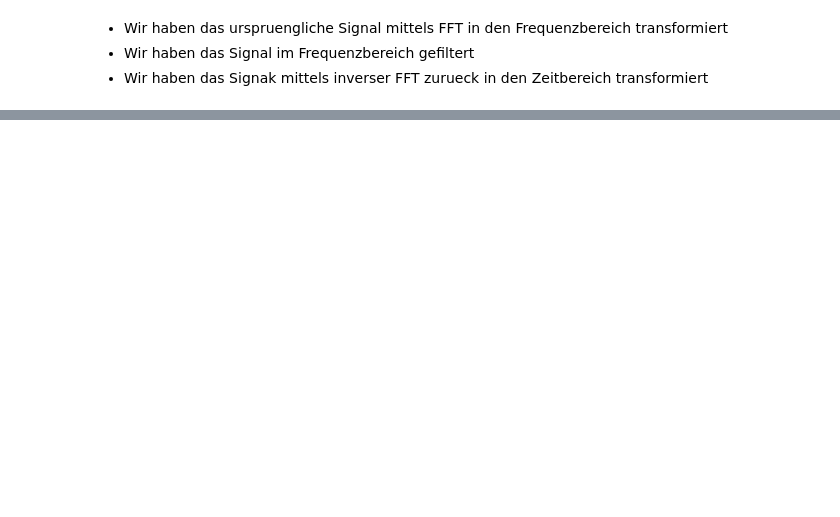
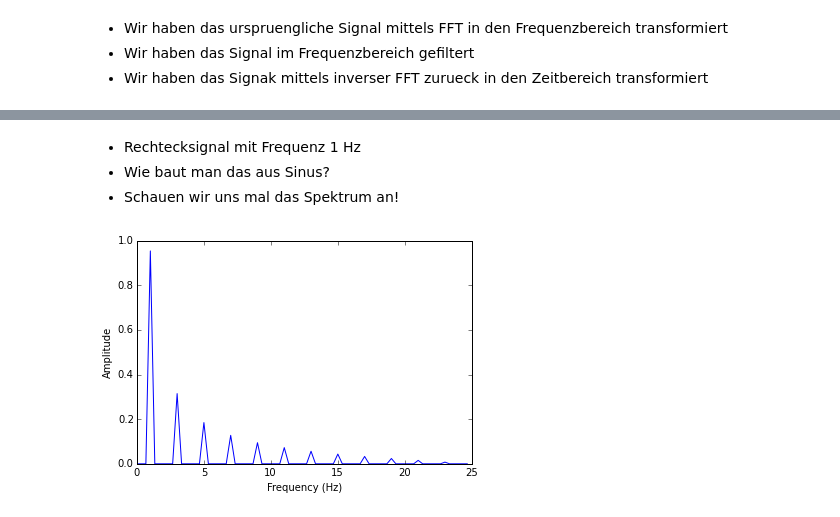
Before and after one commit to kaback/workshops, a Jupyter notebook: fourieranalyse_fuer_dummies/Fourieranalyse fuer Dummies.ipynb, the cells around one changed output, grey strips where cells are left out. Cells and saved outputs as stored; diff of their text form; code cells hidden in the pictures; blank space fills up the shorter version.

```diff
--- a/fourieranalyse_fuer_dummies/Fourieranalyse fuer Dummies.ipynb
+++ b/fourieranalyse_fuer_dummies/Fourieranalyse fuer Dummies.ipynb
@@ -151,0 +234,8 @@ plt.plot(time,i_x)
+# %% [markdown]
+* Rechtecksignal mit Frequenz 1 Hz
+* Wie baut man das aus Sinus?
+* Schauen wir uns mal das Spektrum an!
+# %%
+tmp = do_fft(x)
+# %% [output]
+[figure, added]
```
Also changed, not shown: parts of 27 cells of this notebook.
